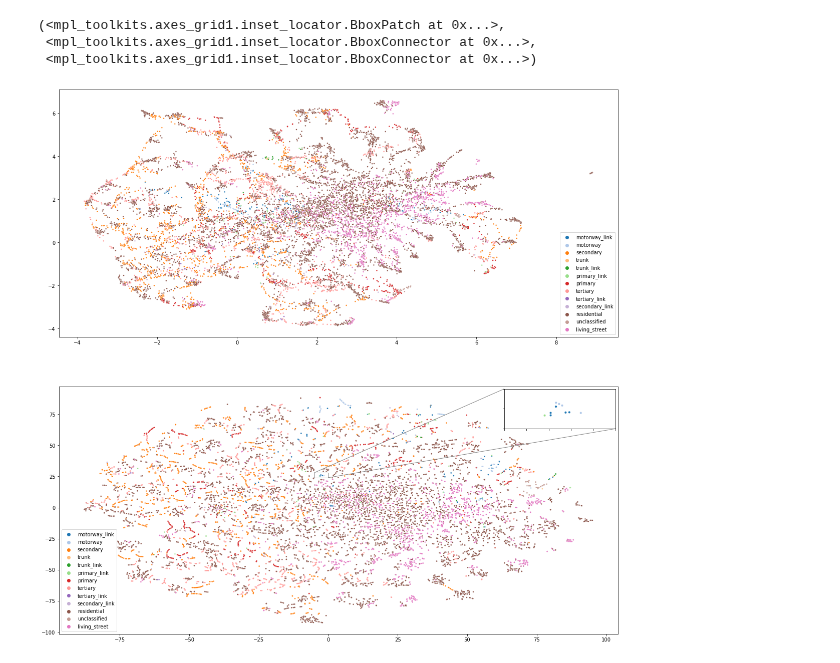
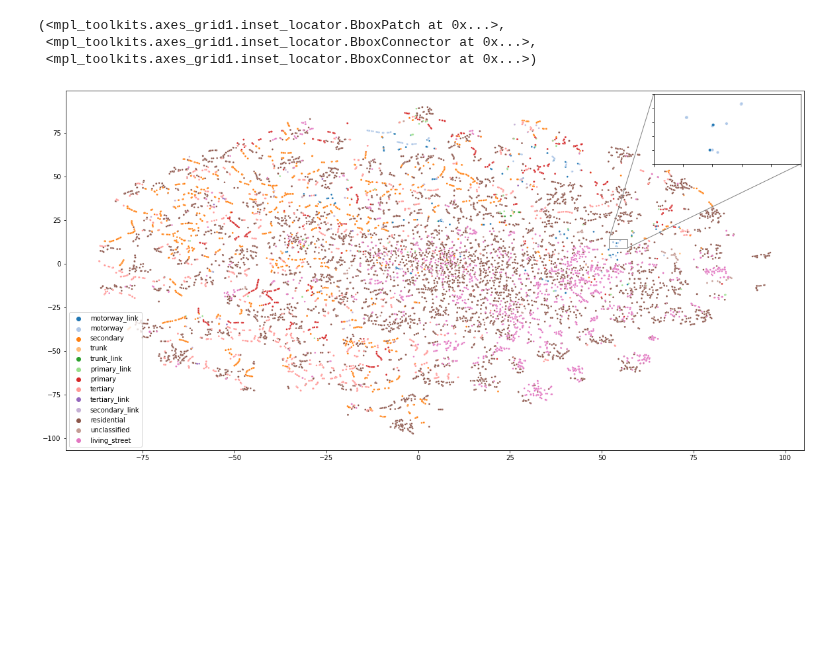
Before and after one commit to SwiftPredator/Trajectory-based-Road-Network-Representation-Learning, a Jupyter notebook: evaluation/gtn_embedding_analysis.ipynb, the cells around one changed output. Cells and saved outputs as stored; diff of their text form; code cells hidden in the pictures; blank space fills up the shorter version.

```diff
--- a/evaluation/gtn_embedding_analysis.ipynb
+++ b/evaluation/gtn_embedding_analysis.ipynb
@@ -65,31 +65,31 @@ reduc_gtn_umap = umap.UMAP(n_neighbors=15).fit_transform(emb)
 # %%
 from mpl_toolkits.axes_grid1.inset_locator import zoomed_inset_axes
 from mpl_toolkits.axes_grid1.inset_locator import mark_inset
 
 pal = sns.color_palette("tab20", as_cmap=True)
 # visualization
-f, ax = plt.subplots(2, 1, figsize=(20, 20))
-sns.scatterplot(reduc_gtn_umap[:, 0], reduc_gtn_umap[:, 1], hue=y_road, palette="tab20", ax=ax[0], s=7)
-sns.scatterplot(reduc_gtn[:, 0], reduc_gtn[:, 1], hue=y_road, palette="tab20", ax=ax[1], s=7)
+f, ax = plt.subplots(1, 1, figsize=(20, 10))
+#sns.scatterplot(reduc_gtn_umap[:, 0], reduc_gtn_umap[:, 1], hue=y_road, palette="tab20", ax=ax[0], s=7)
+sns.scatterplot(reduc_gtn[:, 0], reduc_gtn[:, 1], hue=y_road, palette="tab20", ax=ax, s=7)
 plt.legend(loc='lower left')
 
-axins = zoomed_inset_axes(ax[1], 8, loc=1) # zoom = 6
+axins = zoomed_inset_axes(ax, 8, loc=1) # zoom = 6
 # axins.scatter(reduc_gtn[:, 0], reduc_gtn[:, 1], c=pal)
 sns.scatterplot(reduc_gtn[:, 0], reduc_gtn[:, 1], hue=y_road, palette="tab20", ax=axins, s=20, legend=False)
 
 # sub region of the original image
-x1, x2, y1, y2 = -5, 0, 24, 28
+x1, x2, y1, y2 = 52, 57, 9, 14
 axins.set_xlim(x1, x2)
 axins.set_ylim(y1, y2)
 
 plt.xticks(visible=False)
 plt.yticks(visible=False)
 
 # draw a bbox of the region of the inset axes in the parent axes and
 # connecting lines between the bbox and the inset axes area
-mark_inset(ax[1], axins, loc1=2, loc2=4, fc="none", ec="0.5")
+mark_inset(ax, axins, loc1=2, loc2=4, fc="none", ec="0.5")
 # %% [output]
 (<mpl_toolkits.axes_grid1.inset_locator.BboxPatch at 0x...>,
  <mpl_toolkits.axes_grid1.inset_locator.BboxConnector at 0x...>,
  <mpl_toolkits.axes_grid1.inset_locator.BboxConnector at 0x...>)
-[figure, old version]
+[figure, new version]
```
Also changed, not shown: parts of 2 cells of this notebook, 24 other files.
